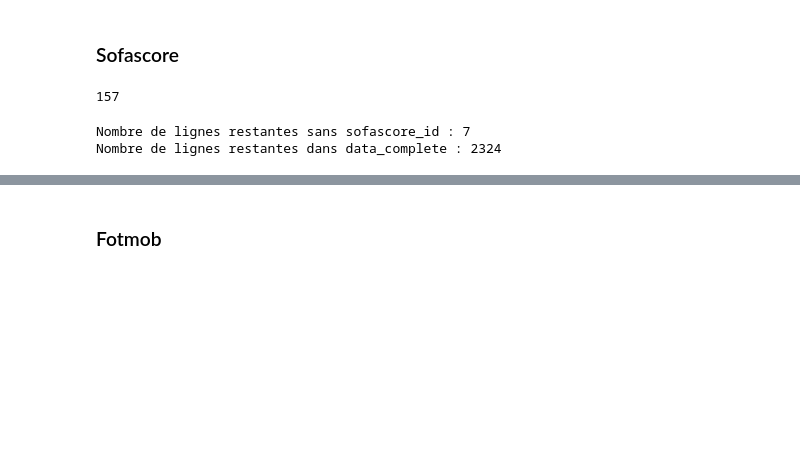
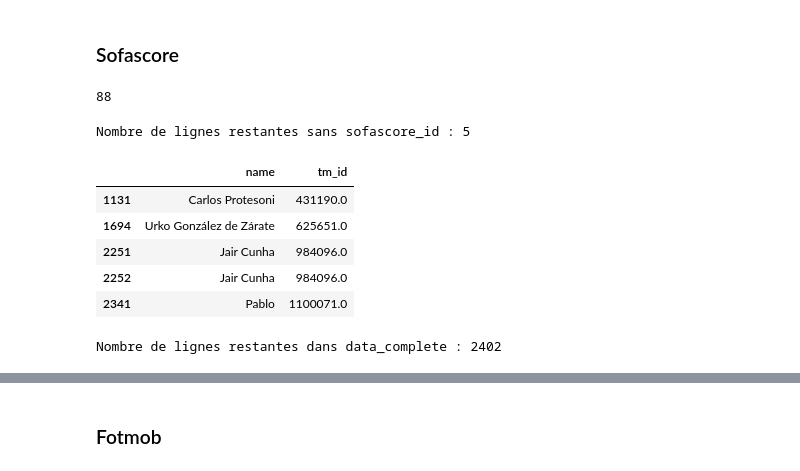
Before and after one commit to football-labs/Over_Underrated_Project, a Jupyter notebook: script/Rating_Players.ipynb, the cells around one changed output, grey strips where cells are left out. Saved outputs shown, nothing was run; the diff lists cells and outputs as text; code cells hidden in the pictures; blank space fills up the shorter version.

```diff
--- a/script/Rating_Players.ipynb
+++ b/script/Rating_Players.ipynb
@@ -14,3 +14,4 @@ data_opta_analyst = pd.read_csv("../data/silver_analyst.csv")
 data_fotmob = pd.read_csv("../data/fotmob_v2.csv")
 data_sofascore = pd.read_csv("../data/sofascore_v2.csv")
 data_understat = pd.read_csv("../data/silver_understat.csv")
+data_jugadores = pd.read_csv("../data/jugadores.csv")
@@ -238,14 +243,14 @@ data_complete
 # %%
 # On ajoute l'identifiant de fotmob afin d'associer ces données à celle d'opta
 
-data_complete = data_complete.merge(data_ids[["opta_id", "sofascore_id"]],on="opta_id",how="left")
+data_complete = data_complete.merge(data_jugadores[["tm_id", "sofascore_id"]],on="tm_id",how="left")
 
 data_complete["sofascore_id"] = data_complete["sofascore_id"].fillna("")
+
+# On analyse le nombre de lignes où sofascore_id est manquant
+print((data_complete["sofascore_id"] == "").sum())
+# %% [output]
+88
-# %%
-# On analyse le nombre de lignes où sofascore_id est manquant
-print((data_complete["sofascore_id"] == "").sum())
-# %% [output]
-157
 # %%
 # On récupère les joueurs sans sofascore_id
 
@@ -279,53 +284,54 @@ def get_sofascore_match(player_name):
 
 # Fuzzy matching
 
 missing_sofa[["sofascore_id_fuzzy", "sofascore_name_match", "match_score"]] = missing_sofa["name"].apply(get_sofascore_match)
 
 # On ajoute les sofascore_id trouvés dans data_complete
 
 data_complete.loc[missing_sofa.index,"sofascore_id"] = missing_sofa["sofascore_id_fuzzy"]
 
 # Correspondances manuelles pour les joueurs restants
 manual_sofascore_ids = {
-    "Mohamed Meïté": 1606642,
-    "Beraldo": 1108441,
-    "Milan Djuric": 76132,
-    "Copete": 913695,
-    "Al Musrati": 868958,
-    "Lee Jae-Sung": 537552,
-    "CJ Egan-Riley" :1131448,
-    "Lionel Mpasi": 599192,
-    "Alex Amorim" : 1511706,
-    "Djené Dakonam" : 307702,
-    "Hákon Haraldsson":1138804,
-    "Ibrahim Sulemana":105905,
-    "Djordje Petrovic":882604,
-    "Étienne Youté":980406
-    }
+    "Mohamed Meïté": 1606642, "Beraldo": 1108441, "Milan Djuric": 76132, "Copete": 913695, "Al Musrati": 868958,
+    "Lee Jae-Sung": 537552, "CJ Egan-Riley" :1131448, "Lionel Mpasi": 599192, "Alex Amorim" : 1511706, "Djené Dakonam" : 307702,
+    "Hákon Haraldsson":1138804, "Ibrahim Sulemana":105905, "Djordje Petrovic":882604,"Étienne Youté":980406}
 
 # Ajout des sofascore_id manuels
 mask_manual = data_complete["name"].isin(manual_sofascore_ids)
 
 data_complete.loc[mask_manual,"sofascore_id"] = data_complete.loc[mask_manual,"name"].map(manual_sofascore_ids)
 
 # Nombre de lignes restantes sans sofascore_id
 
-mask_missing_final = (data_complete["sofascore_id"].isna() |(data_complete["sofascore_id"] == ""))
+mask_missing_final = (data_complete["sofascore_id"].isna() |
+    (data_complete["sofascore_id"] == ""))
 
 print("Nombre de lignes restantes sans sofascore_id :",mask_missing_final.sum())
 
-# Affichage des joueurs restant sans sofascore_id
+# Liste des joueurs restant sans sofascore_id
+missing_sofascore_final = data_complete.loc[
+    mask_missing_final,["name","tm_id"]
+].copy()
 
-data_complete.loc[mask_missing_final,["name", "opta_id"]]
+display(missing_sofascore_final)
 
 # On enlève les lignes sans sofascore_id
-data_complete = data_complete[data_complete["sofascore_id"].notna() &(data_complete["sofascore_id"] != "")].copy()
+data_complete = data_complete[
+    data_complete["sofascore_id"].notna() &
+    (data_complete["sofascore_id"] != "")
+].copy()
 
 # Réinitialisation de l'index
 data_complete = data_complete.reset_index(drop=True)
 
-print("Nombre de lignes restantes dans data_complete :", len(data_complete))
+print("Nombre de lignes restantes dans data_complete :",len(data_complete))
 # %% [output]
-Nombre de lignes restantes sans sofascore_id : 7
-Nombre de lignes restantes dans data_complete : 2324
+Nombre de lignes restantes sans sofascore_id : 5
+|  | name | tm_id |
+| 1131 | Carlos Protesoni | 431190.0 |
+| 1694 | Urko González de Zárate | 625651.0 |
+| 2251 | Jair Cunha | 984096.0 |
+| 2252 | Jair Cunha | 984096.0 |
+| 2341 | Pablo | 1100071.0 |
+Nombre de lignes restantes dans data_complete : 2402
 # %%
```
Also changed, not shown: parts of 11 cells of this notebook.
